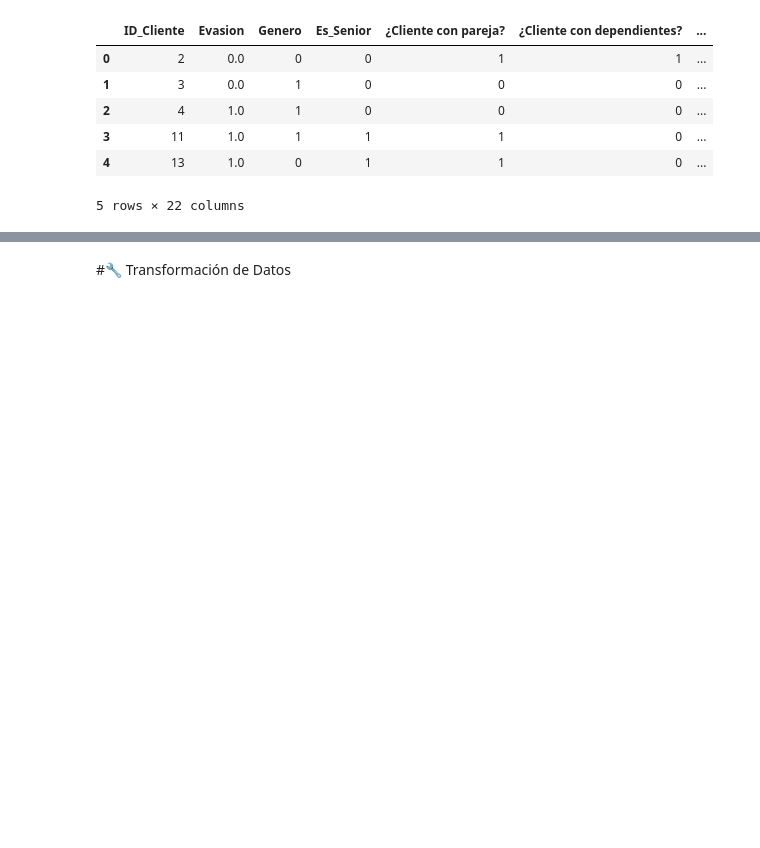
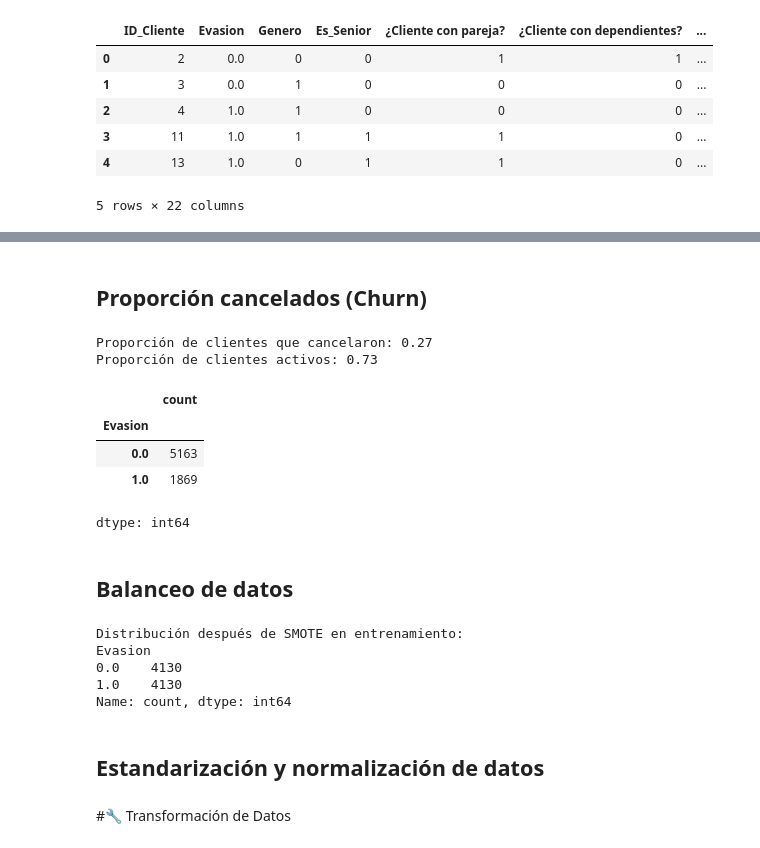
Before and after one commit to Daimond92/TelecomX2-data-science, a Jupyter notebook: Telecom_X.ipynb, the cells around one changed output, grey strips where cells are left out. Saved outputs shown, nothing was run; the diff lists cells and outputs as text; code cells hidden in the pictures; blank space fills up the shorter version.

```diff
--- a/Telecom_X.ipynb
+++ b/Telecom_X.ipynb
@@ -29,0 +77,26 @@ df.head()
+# %% [markdown]
+## Proporción cancelados (Churn)
+# %%
+# Contar los valores únicos de la columna 'Evasion' (0 y 1)
+cancelados = df_encoded['Evasion'].value_counts()
+
+# Calcular la proporción de cancelados vs activos
+proporcion_cancelados = cancelados[1] / cancelados.sum()  # Proporción de cancelados
+proporcion_activos = cancelados[0] / cancelados.sum()  # Proporción de activos
+
+# Mostrar resultados
+print(f"Proporción de clientes que cancelaron: {proporcion_cancelados:.2f}")
+print(f"Proporción de clientes activos: {proporcion_activos:.2f}")
+
+# Mostrar el conteo de cada clase
+cancelados
+# %% [output]
+Proporción de clientes que cancelaron: 0.27
+Proporción de clientes activos: 0.73
+|  | count |
+| Evasion |  |
+| 0.0 | 5163 |
+| 1.0 | 1869 |
+dtype: int64
+# %% [markdown]
+## Balanceo de datos
@@ -29,0 +110,15 @@ df.head()
+# %%
+# Aplicar SMOTE para generar ejemplos sintéticos en el conjunto de entrenamiento
+smote = SMOTE(sampling_strategy='auto', random_state=42)
+X_train_resampled, y_train_resampled = smote.fit_resample(X_train, y_train)
+
+# Ver la nueva distribución de clases en el conjunto de entrenamiento
+print(f"Distribución después de SMOTE en entrenamiento: \n{y_train_resampled.value_counts()}")
+# %% [output]
+Distribución después de SMOTE en entrenamiento:
+Evasion
+0.0    4130
+1.0    4130
+Name: count, dtype: int64
+# %% [markdown]
+## Estandarización y normalización de datos
```
Also changed, not shown: parts of 19 cells of this notebook.
